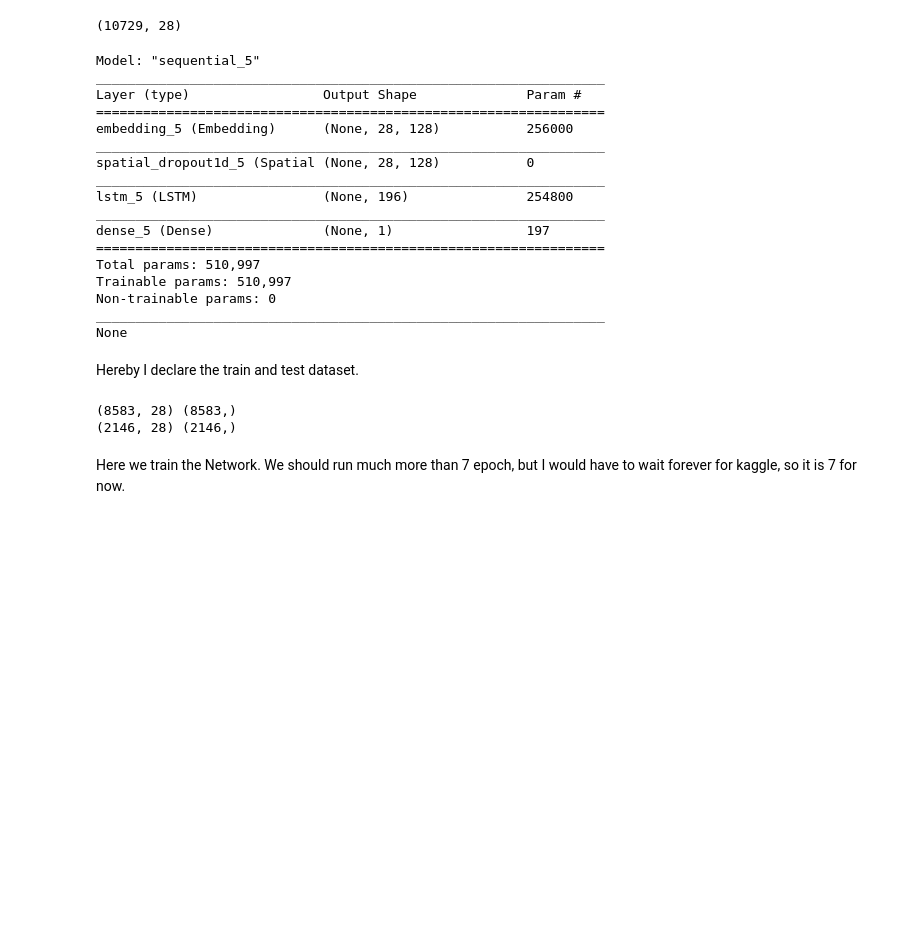
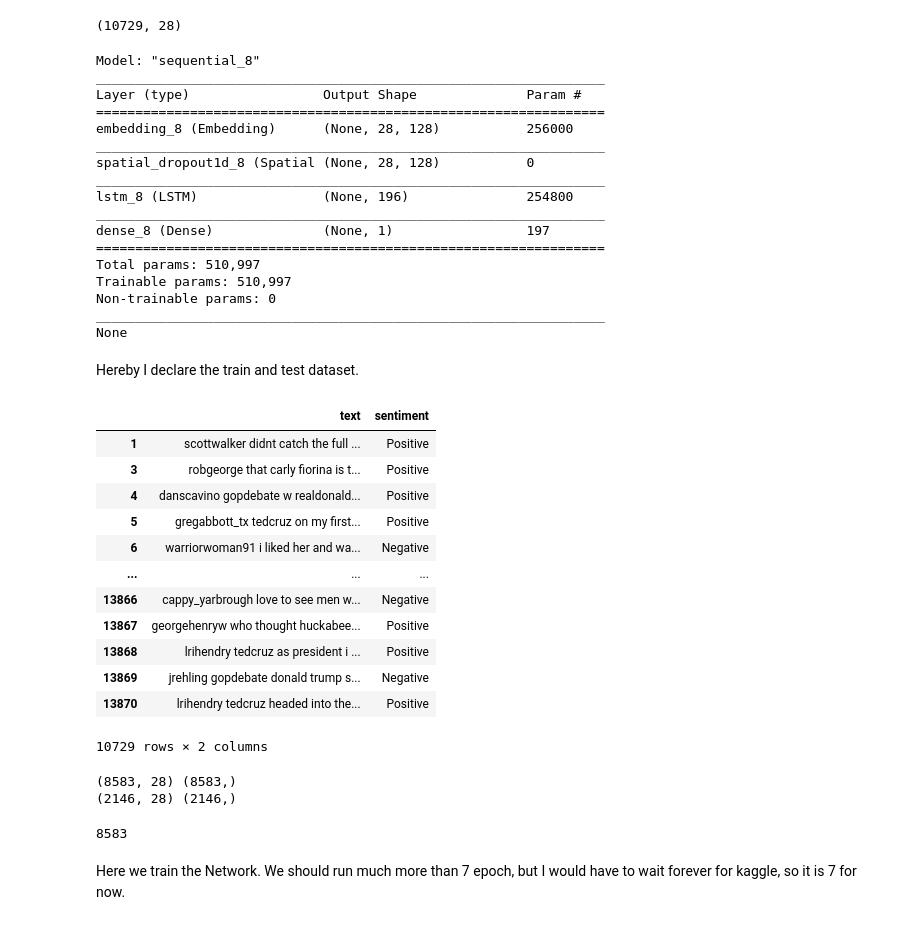
Before and after one commit to klosokm/sentiment-analysis-lstm-xai, a Jupyter notebook: notebooks/lstm-sentiment-analysis-xai.ipynb, the cells around one changed output. Saved outputs shown, nothing was run; the diff lists cells and outputs as text; code cells hidden in the pictures; blank space fills up the shorter version.

```diff
--- a/notebooks/lstm-sentiment-analysis-xai.ipynb
+++ b/notebooks/lstm-sentiment-analysis-xai.ipynb
@@ -112,21 +112,21 @@ model = Sequential()
 model.add(Embedding(max_fatures, embed_dim, input_length = X.shape[1]))
 model.add(SpatialDropout1D(0.4))
 model.add(LSTM(lstm_out, dropout=0.2, recurrent_dropout=0.2))
-model.add(Dense(1, activation='softmax'))
+model.add(Dense(1, activation='sigmoid'))
 model.compile(loss = 'binary_crossentropy', optimizer='adam',metrics = ['accuracy'])
 print(model.summary())
 # %% [output]
-Model: "sequential_5"
+Model: "sequential_8"
 _________________________________________________________________
 Layer (type)                 Output Shape              Param #
 =================================================================
-embedding_5 (Embedding)      (None, 28, 128)           256000
+embedding_8 (Embedding)      (None, 28, 128)           256000
 _________________________________________________________________
-spatial_dropout1d_5 (Spatial (None, 28, 128)           0
+spatial_dropout1d_8 (Spatial (None, 28, 128)           0
 _________________________________________________________________
-lstm_5 (LSTM)                (None, 196)               254800
+lstm_8 (LSTM)                (None, 196)               254800
 _________________________________________________________________
-dense_5 (Dense)              (None, 1)                 197
+dense_8 (Dense)              (None, 1)                 197
 =================================================================
 Total params: 510,997
 Trainable params: 510,997
@@ -135,15 +135,35 @@ _________________________________________________________________
 None
 # %% [markdown]
 Hereby I declare the train and test dataset.
+# %%
+data
+# %% [output]
+|  | text | sentiment |
+| 1 | scottwalker didnt catch the full ... | Positive |
+| 3 | robgeorge that carly fiorina is t... | Positive |
+| 4 | danscavino gopdebate w realdonald... | Positive |
+| 5 | gregabbott_tx tedcruz on my first... | Positive |
+| 6 | warriorwoman91 i liked her and wa... | Negative |
+| ... | ... | ... |
+| 13866 | cappy_yarbrough love to see men w... | Negative |
+| 13867 | georgehenryw who thought huckabee... | Positive |
+| 13868 | lrihendry tedcruz as president i ... | Positive |
+| 13869 | jrehling gopdebate donald trump s... | Negative |
+| 13870 | lrihendry tedcruz headed into the... | Positive |
+10729 rows × 2 columns
 # %%
 Y = pd.get_dummies(data['sentiment']).values
 target = Y[:, 0]
-X_train, X_test, Y_train, Y_test = train_test_split(X, target,test_size = 0.20, random_state = 42)
+X_train, X_test, Y_train, Y_test = train_test_split(X, target,test_size = 0.20, random_state = 42, shuffle=False)
 print(X_train.shape,Y_train.shape)
 print(X_test.shape,Y_test.shape)
+
+X_train_shape = X_train.shape[0]
+X_train_shape
 # %% [output]
 (8583, 28) (8583,)
 (2146, 28) (2146,)
+8583
 # %% [markdown]
 Here we train the Network. We should run much more than 7 epoch, but I would have to wait forever for kaggle, so it is 7 for now.
 # %%
```
Also changed, not shown: parts of 31 cells of this notebook.
